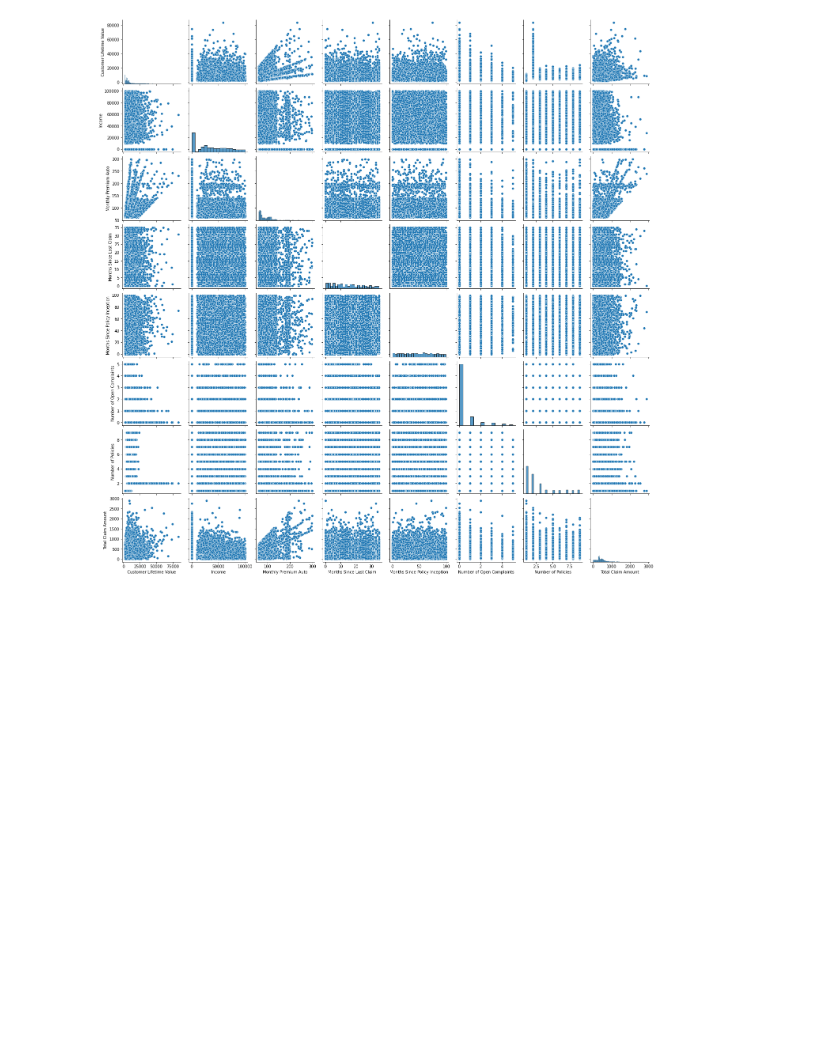
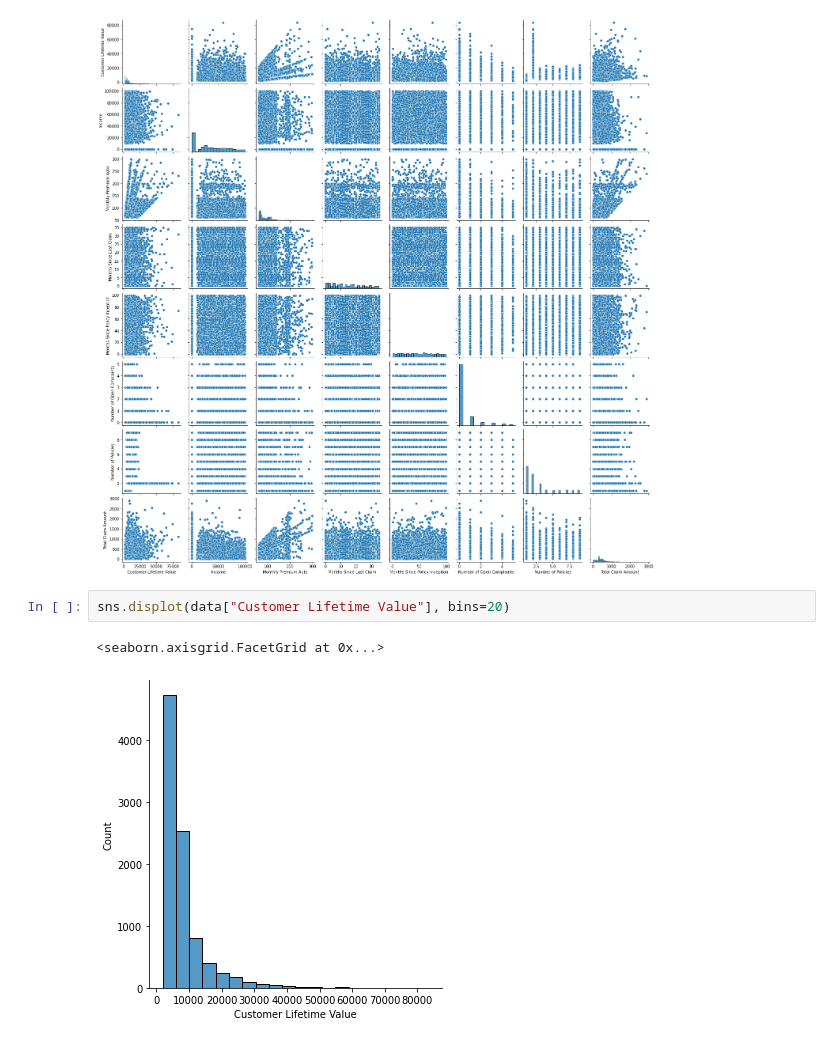
Before and after one commit to wcondevidal/IRONHACK_LABWORK, a Jupyter notebook: week_1/lab-customer-analysis-round4.ipynb, the cells around one changed output. Drawn from its saved outputs; the diff is of its cells as text; blank space fills up the shorter version.

```diff
--- a/week_1/lab-customer-analysis-round4.ipynb
+++ b/week_1/lab-customer-analysis-round4.ipynb
@@ -64,3 +76,8 @@ sns.pairplot(numerical)
 # %% [output]
 <seaborn.axisgrid.PairGrid at 0x...>
 [figure]
+# %%
+sns.displot(data["Customer Lifetime Value"], bins=20)
+# %% [output]
+<seaborn.axisgrid.FacetGrid at 0x...>
+[figure, added]
```
Also changed, not shown: parts of 6 cells of this notebook.
